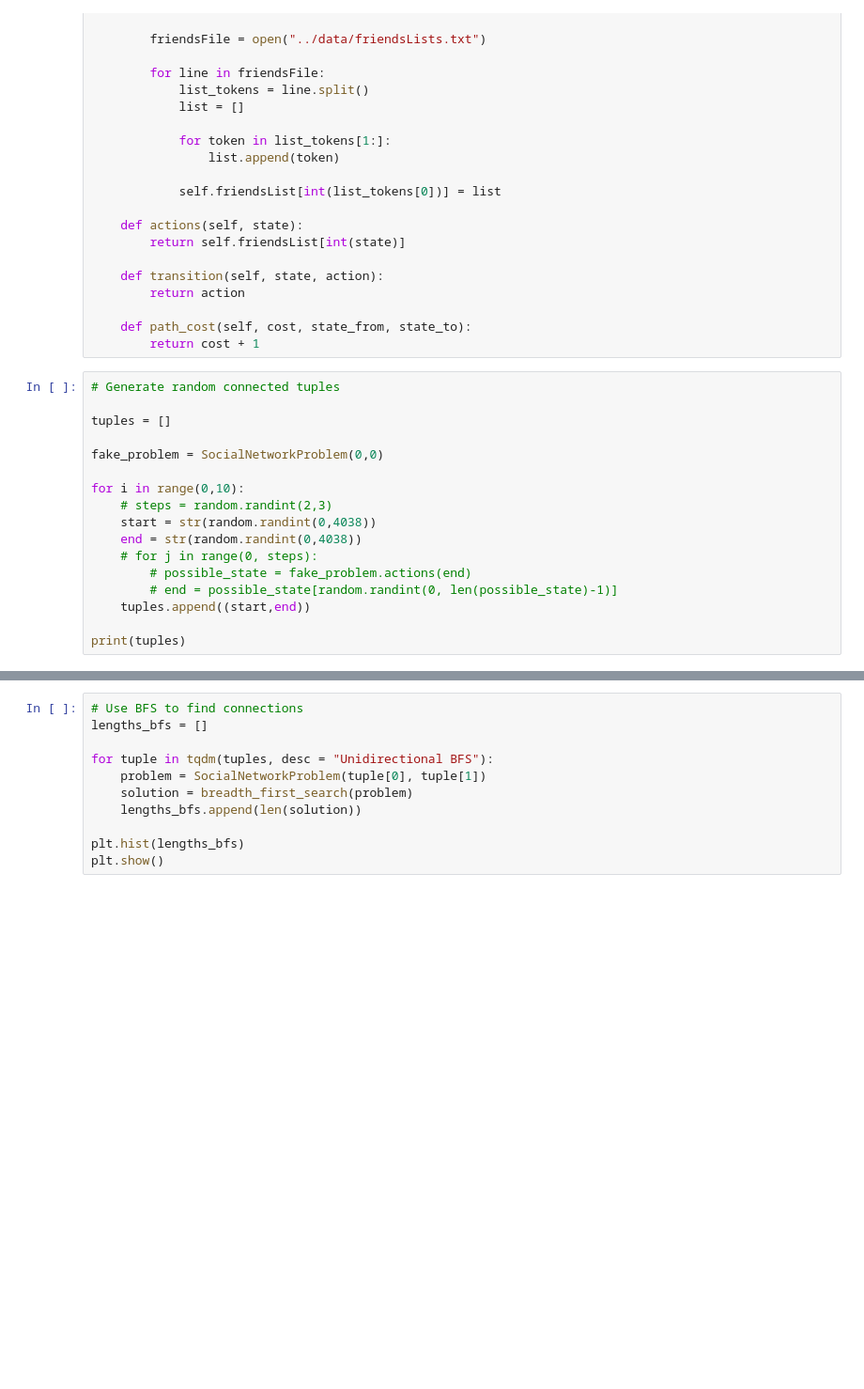
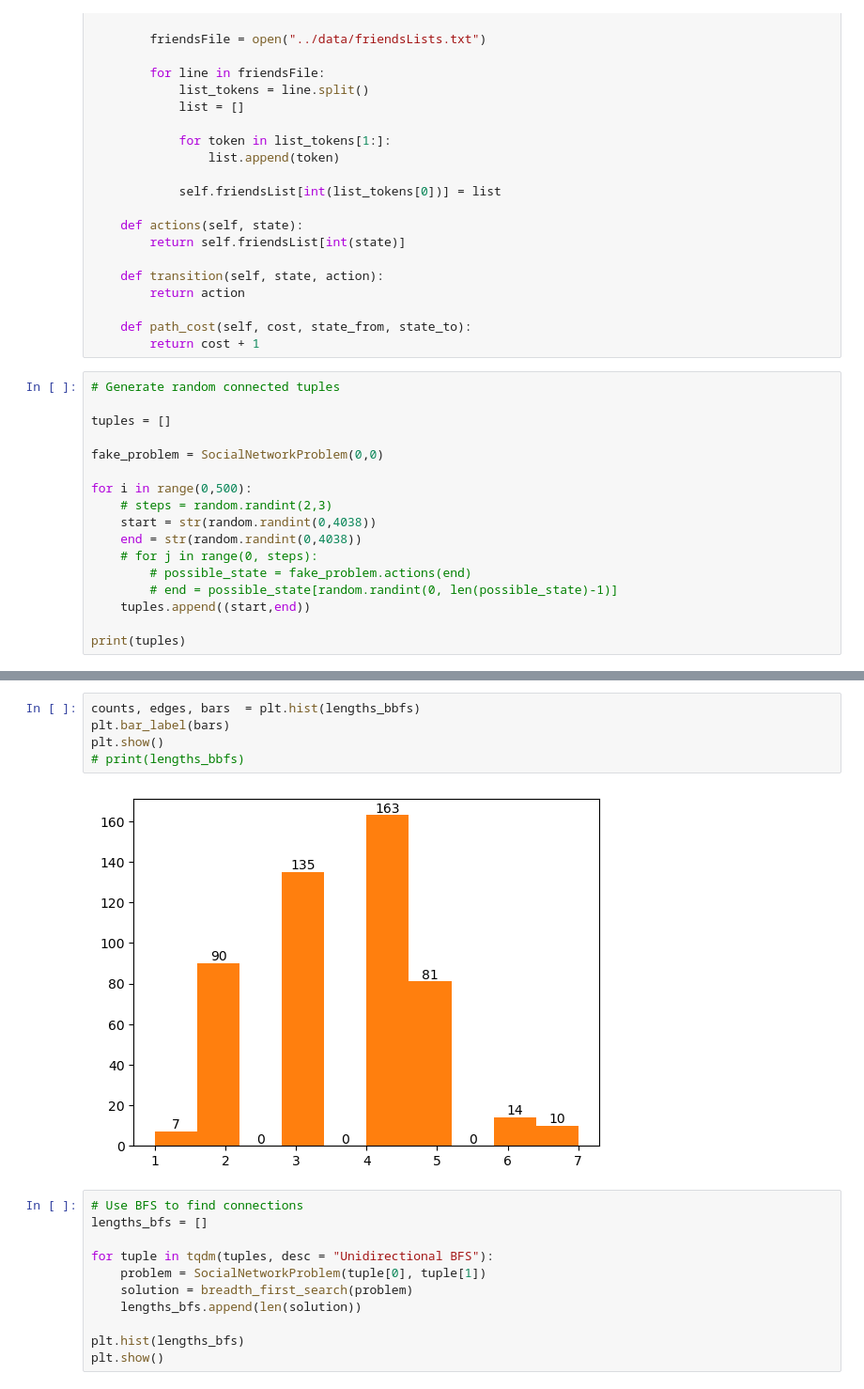
Before and after one commit to kaiuerlichs/exploring-social-networks, a Jupyter notebook: search/notebook.ipynb, the cells around one changed output, grey strips where cells are left out. Shown at 94% size. Saved outputs shown, nothing was run; the diff lists cells and outputs as text; blank space fills up the shorter version.

```diff
--- a/search/notebook.ipynb
+++ b/search/notebook.ipynb
@@ -41,7 +41,7 @@ tuples = []
 
 fake_problem = SocialNetworkProblem(0,0)
 
-for i in range(0,10):
+for i in range(0,500):
     # steps = random.randint(2,3)
     start = str(random.randint(0,4038))
     end = str(random.randint(0,4038))
@@ -65,3 +69,10 @@ plt.show()
+# %%
+counts, edges, bars  = plt.hist(lengths_bbfs)
+plt.bar_label(bars)
+plt.show()
+# print(lengths_bbfs)
+# %% [output]
+[figure, added]
 # %%
 # Use BFS to find connections
 lengths_bfs = []
```
Also changed, not shown: parts of 2 cells of this notebook, 2 other files.
